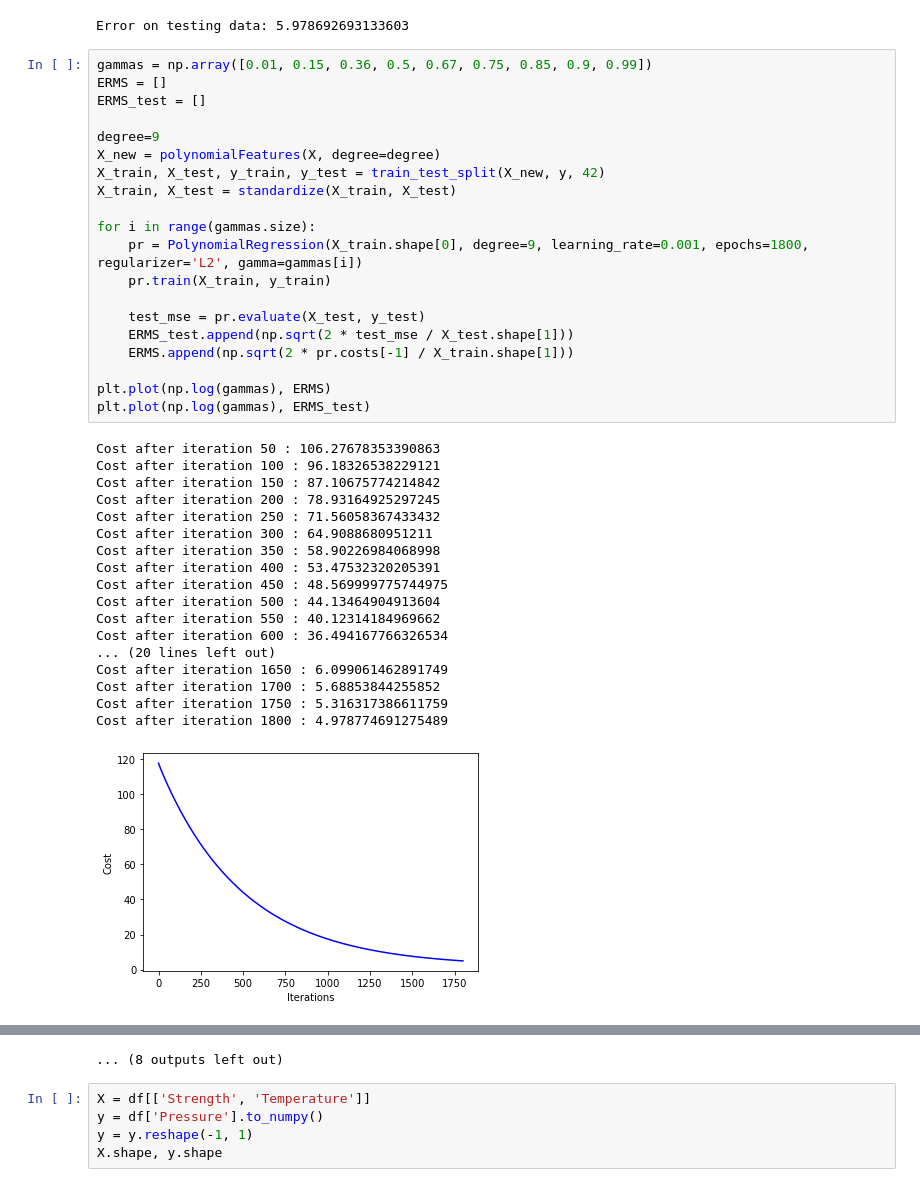
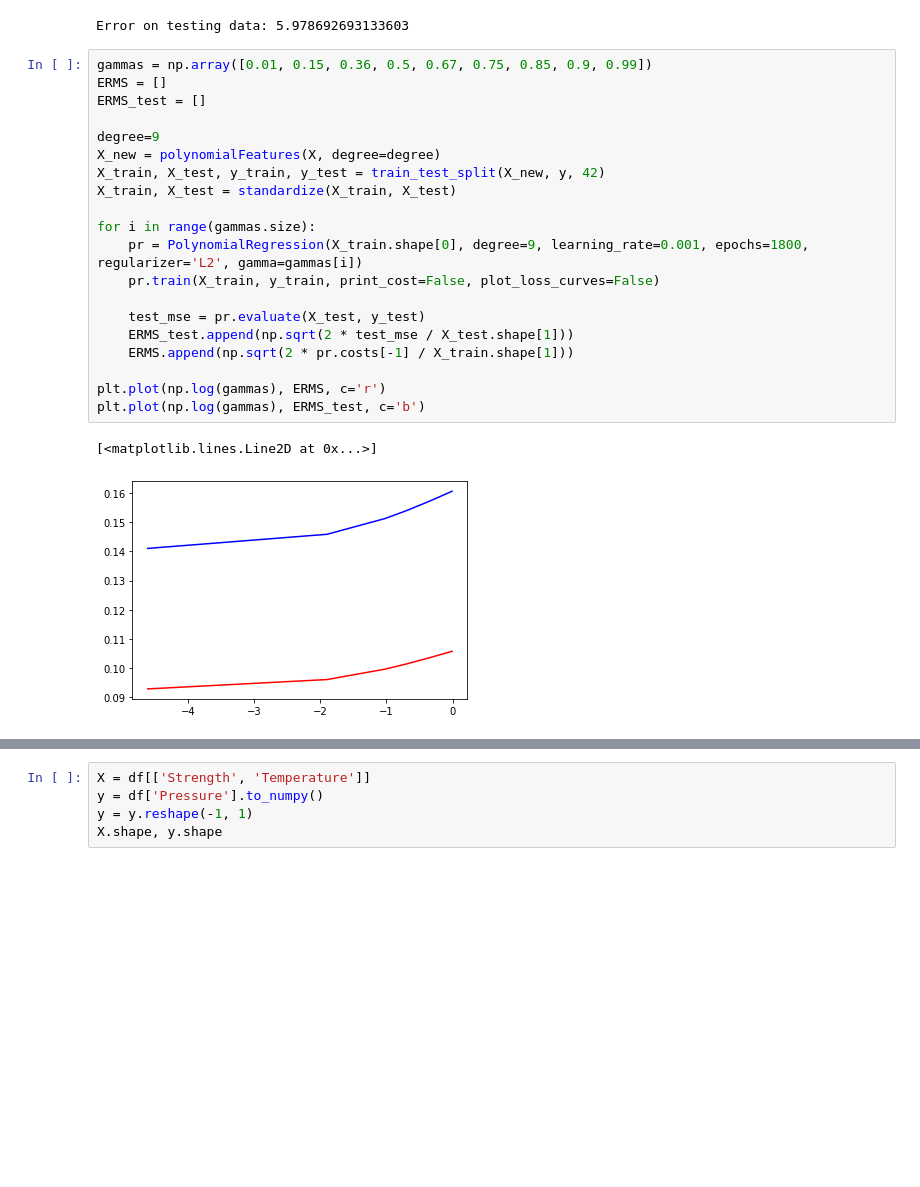
Before and after one commit to CyberKnight1803/FoDS_Assigments, a Jupyter notebook: Assignment-1/model.ipynb, the cells around one changed output, grey strips where cells are left out. Drawn from its saved outputs; the diff is of its cells as text; blank space fills up the shorter version.

Commit message:
fix printing loss and plots

```diff
--- a/Assignment-1/model.ipynb
+++ b/Assignment-1/model.ipynb
@@ -679,39 +679,23 @@ Error on testing data: 5.978692693133603
 # %%
 gammas = np.array([0.01, 0.15, 0.36, 0.5, 0.67, 0.75, 0.85, 0.9, 0.99])
 ERMS = []
 ERMS_test = []
 
 degree=9
 X_new = polynomialFeatures(X, degree=degree)
 X_train, X_test, y_train, y_test = train_test_split(X_new, y, 42)
 X_train, X_test = standardize(X_train, X_test)
 
 for i in range(gammas.size):
     pr = PolynomialRegression(X_train.shape[0], degree=9, learning_rate=0.001, epochs=1800, regularizer='L2', gamma=gammas[i])
-    pr.train(X_train, y_train)
+    pr.train(X_train, y_train, print_cost=False, plot_loss_curves=False)
 
     test_mse = pr.evaluate(X_test, y_test)
     ERMS_test.append(np.sqrt(2 * test_mse / X_test.shape[1]))
     ERMS.append(np.sqrt(2 * pr.costs[-1] / X_train.shape[1]))
 
-plt.plot(np.log(gammas), ERMS)
-plt.plot(np.log(gammas), ERMS_test)
+plt.plot(np.log(gammas), ERMS, c='r')
+plt.plot(np.log(gammas), ERMS_test, c='b')
 # %% [output]
-Cost after iteration 50 : 106.27678353390863
-Cost after iteration 100 : 96.18326538229121
-Cost after iteration 150 : 87.10675774214842
-Cost after iteration 200 : 78.93164925297245
-Cost after iteration 250 : 71.56058367433432
-Cost after iteration 300 : 64.9088680951211
-Cost after iteration 350 : 58.90226984068998
-Cost after iteration 400 : 53.47532320205391
-Cost after iteration 450 : 48.569999775744975
-Cost after iteration 500 : 44.13464904913604
-Cost after iteration 550 : 40.12314184969662
-Cost after iteration 600 : 36.494167766326534
-... (20 lines left out)
-Cost after iteration 1650 : 6.099061462891749
-Cost after iteration 1700 : 5.68853844255852
-Cost after iteration 1750 : 5.316317386611759
-Cost after iteration 1800 : 4.978774691275489
+[<matplotlib.lines.Line2D at 0x...>]
-[figure, old version]
+[figure, new version]
@@ -808,4 +702,3 @@ Cost after iteration 1800 : 6.24023264719278
-... (8 outputs left out)
 # %%
 X = df[['Strength', 'Temperature']]
 y = df['Pressure'].to_numpy()
```
Also changed, not shown: parts of 31 cells of this notebook.
